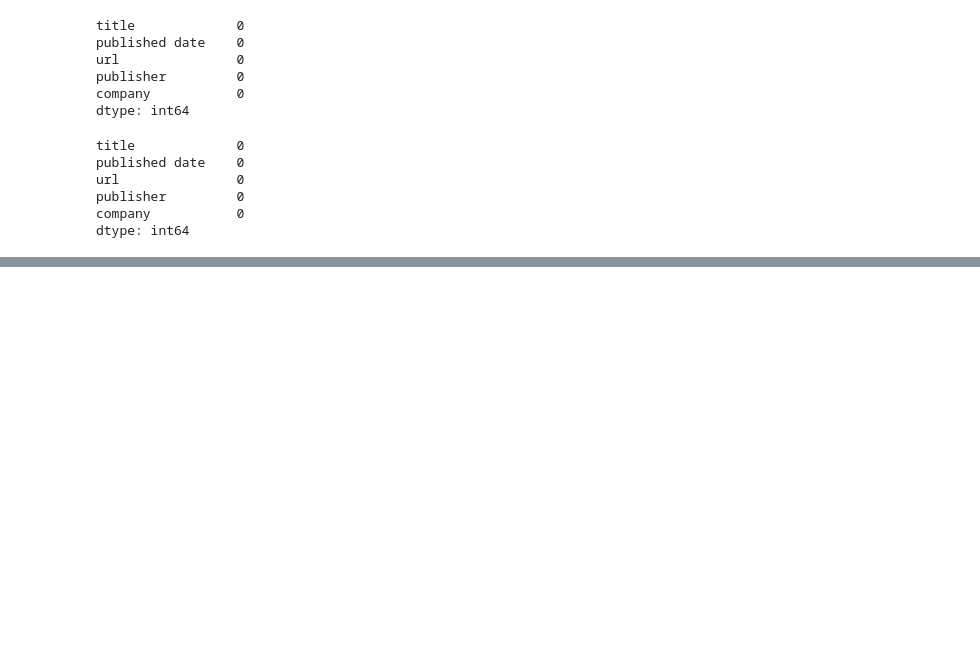
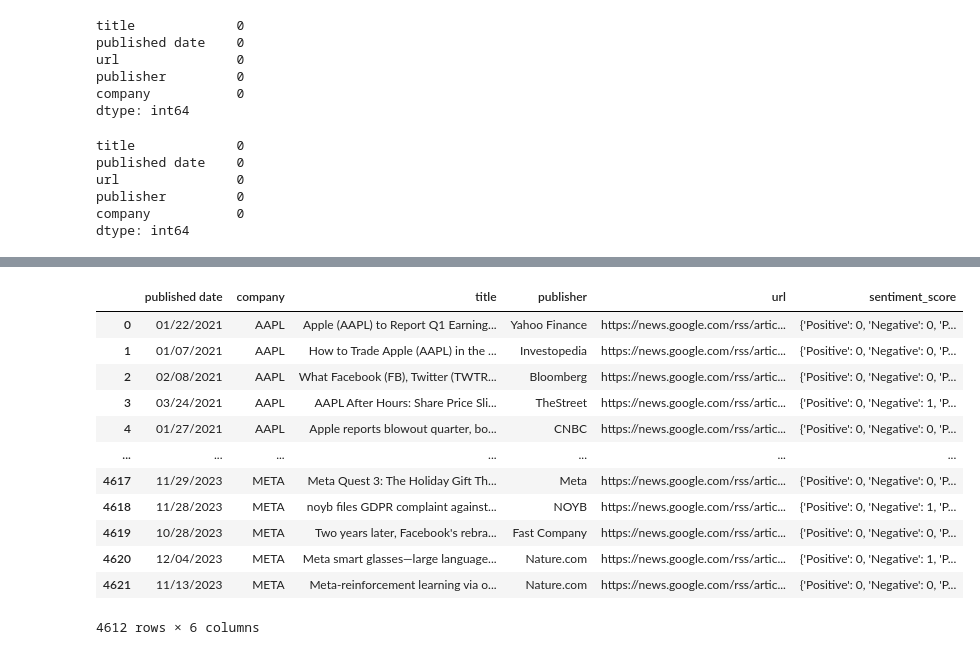
Before and after one commit to jtchan17/Sentiment-Analyzer-of-Stock-Prices, a Jupyter notebook: SentimentAnalyzer.ipynb, the cells around one changed output, grey strips where cells are left out. Cells and saved outputs as stored; diff of their text form; code cells hidden in the pictures; blank space fills up the shorter version.

```diff
--- a/SentimentAnalyzer.ipynb
+++ b/SentimentAnalyzer.ipynb
@@ -124,6 +122,6 @@ df.duplicated().sum()
 10
 # %%
 #drop duplicated value
-df.drop_duplicates(inplace=True)
+df_fn.drop_duplicates(inplace=True)
 # %%
 #check if there is any missing value
@@ -145,16 +143,14 @@ publisher         0
 company           0
 dtype: int64
 # %%
-#rearrange columns name
-df = df.iloc[:,[1, -1, 0, 3, 2]]
+#rearrange columns name of financial news csv file
+df_fn = df_fn.iloc[:,[1, -1, 0, 3, 2]]
 # %%
 #format date
-
 from datetime import datetime
 
 # covert to datetime
-df['published date'] = pd.to_datetime(df['published date'])
+df_fn['published date'] = pd.to_datetime(df_fn['published date'])
 
 # date in MM-DD-YYYY format
-df['published date'] = df['published date'].dt.strftime('%m/%d/%Y')
-df
+df_fn['published date'] = df_fn['published date'].dt.strftime('%m/%d/%Y')
@@ -175,5 +157,18 @@ df
 # %%
-#format publisher
-df['publisher'] = pd.Series(df['publisher'], dtype="string")
-df.info()
-df['publisher'] = str(df['publisher'].str.split("title': '")[1].split('\''))
+#extract the publisher instead of url
+import ast
+
+df_fn['publisher'] = pd.Series(df_fn['publisher'], dtype="string")
+
+def extract_title(dict_string):
+    try:
+        # Convert string to dictionary
+        dict_obj = ast.literal_eval(dict_string)
+
+        # Extract the title
+        return dict_obj.get('title')
+
+    except (ValueError, SyntaxError):
+        return None
+
+df_fn['publisher'] = df_fn['publisher'].apply(extract_title)
@@ -195,0 +305,26 @@ AttributeError: 'list' object has no attribute 'split'
+# %%
+import pysentiment2 as ps
+
+lm = ps.LM()
+
+def get_sentiment_score(title):
+    tokens = lm.tokenize(title)
+    score = lm.get_score(tokens)
+    return score
+
+df_fn['sentiment_score'] = df_fn['title'].apply(get_sentiment_score)
+df_fn
+# %% [output]
+|  | published date | company | title | publisher | url | sentiment_score |
+| 0 | 01/22/2021 | AAPL | Apple (AAPL) to Report Q1 Earning... | Yahoo Finance | https://news.google.com/rss/artic... | {'Positive': 0, 'Negative': 0, 'P... |
+| 1 | 01/07/2021 | AAPL | How to Trade Apple (AAPL) in the ... | Investopedia | https://news.google.com/rss/artic... | {'Positive': 0, 'Negative': 0, 'P... |
+| 2 | 02/08/2021 | AAPL | What Facebook (FB), Twitter (TWTR... | Bloomberg | https://news.google.com/rss/artic... | {'Positive': 0, 'Negative': 0, 'P... |
+| 3 | 03/24/2021 | AAPL | AAPL After Hours: Share Price Sli... | TheStreet | https://news.google.com/rss/artic... | {'Positive': 0, 'Negative': 1, 'P... |
+| 4 | 01/27/2021 | AAPL | Apple reports blowout quarter, bo... | CNBC | https://news.google.com/rss/artic... | {'Positive': 0, 'Negative': 0, 'P... |
+| ... | ... | ... | ... | ... | ... | ... |
+| 4617 | 11/29/2023 | META | Meta Quest 3: The Holiday Gift Th... | Meta | https://news.google.com/rss/artic... | {'Positive': 0, 'Negative': 0, 'P... |
+| 4618 | 11/28/2023 | META | noyb files GDPR complaint against... | NOYB | https://news.google.com/rss/artic... | {'Positive': 0, 'Negative': 1, 'P... |
+| 4619 | 10/28/2023 | META | Two years later, Facebook's rebra... | Fast Company | https://news.google.com/rss/artic... | {'Positive': 0, 'Negative': 0, 'P... |
+| 4620 | 12/04/2023 | META | Meta smart glasses—large language... | Nature.com | https://news.google.com/rss/artic... | {'Positive': 0, 'Negative': 1, 'P... |
+| 4621 | 11/13/2023 | META | Meta-reinforcement learning via o... | Nature.com | https://news.google.com/rss/artic... | {'Positive': 0, 'Negative': 0, 'P... |
+4612 rows × 6 columns
```
Also changed, not shown: parts of 35 cells of this notebook, 6 other files.
